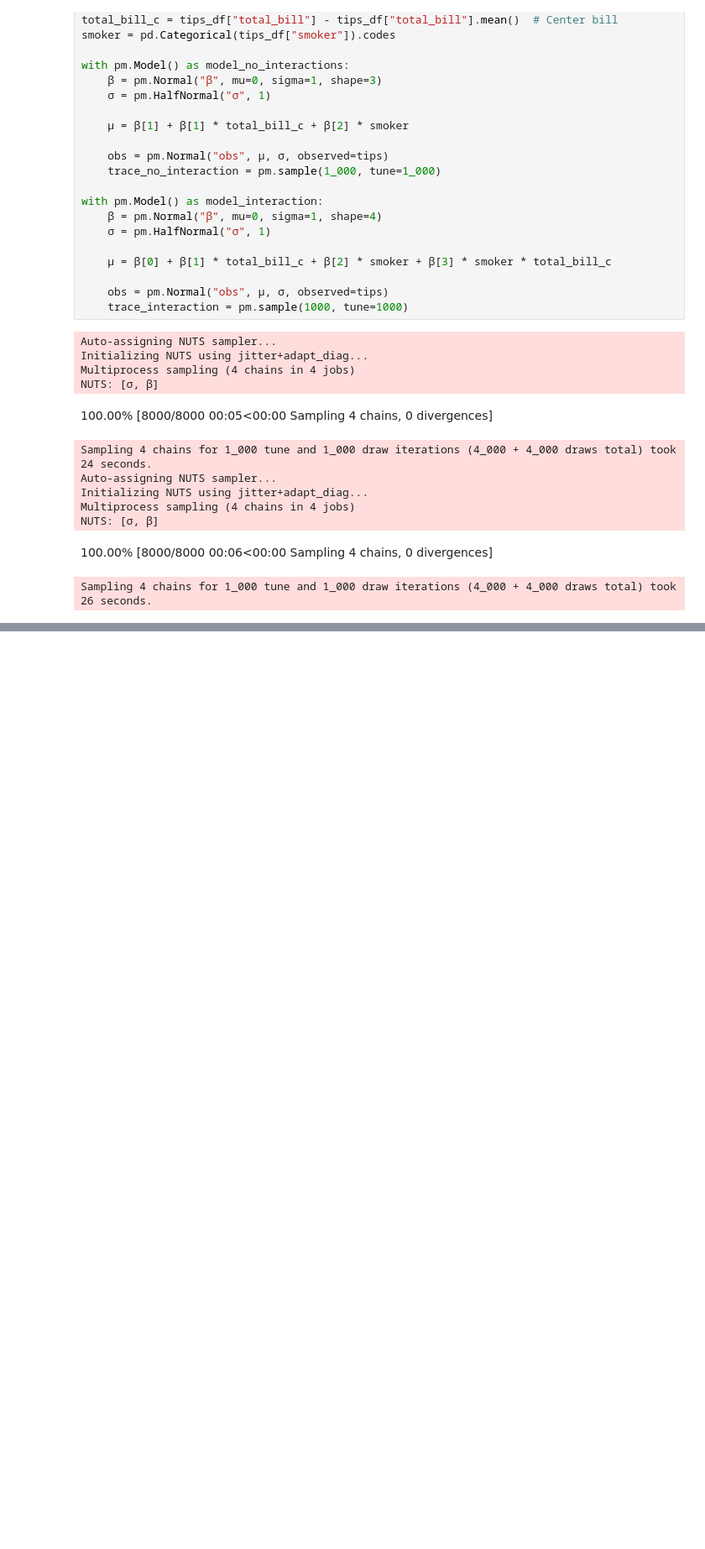
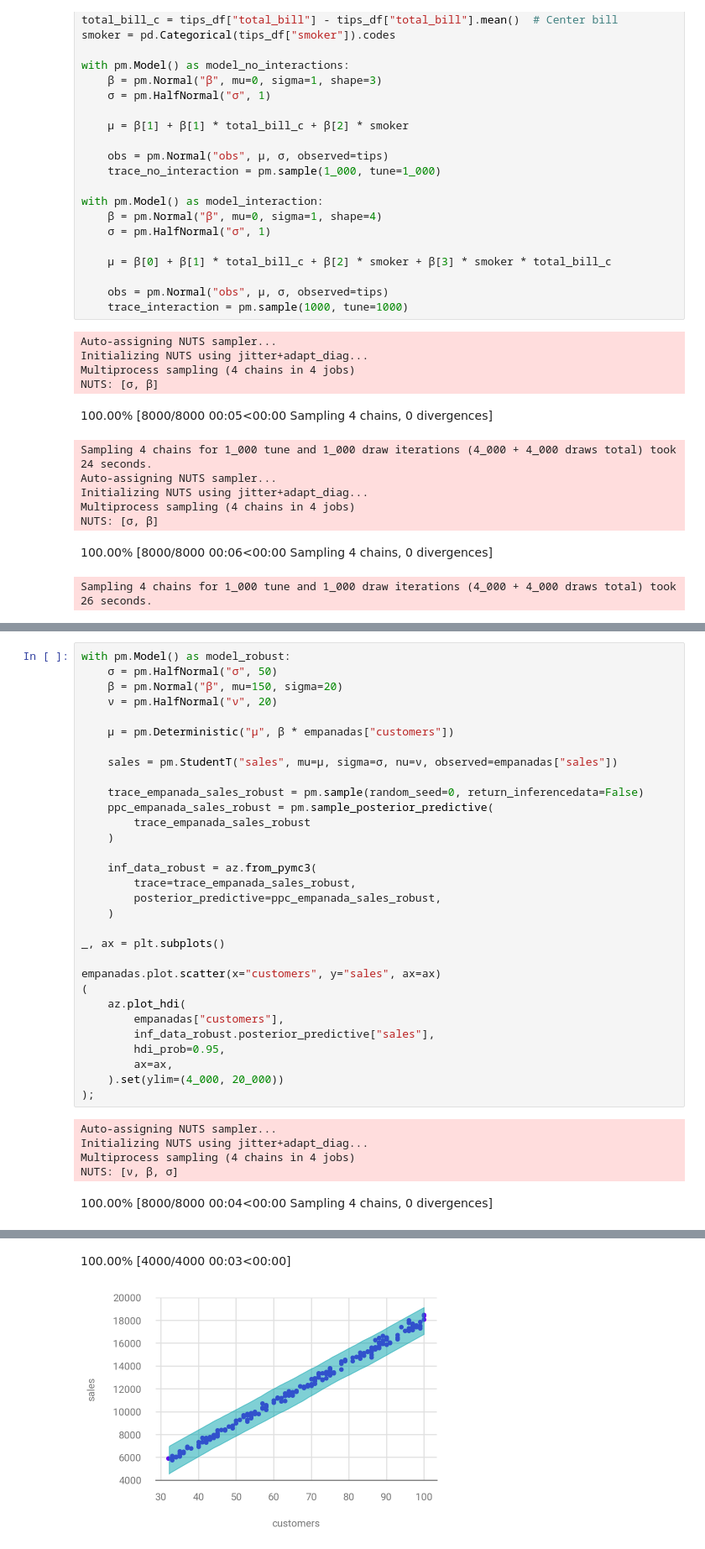
Before and after one commit to paw-lu/bayesian-modeling-computation-python, a Jupyter notebook: notebooks/4_extending_linear_models.ipynb, the cells around one changed output, grey strips where cells are left out. Shown at 84% size. Cells and saved outputs as stored; diff of their text form; blank space fills up the shorter version.

```diff
--- a/notebooks/4_extending_linear_models.ipynb
+++ b/notebooks/4_extending_linear_models.ipynb
@@ -211,0 +304,37 @@ Sampling 4 chains for 1_000 tune and 1_000 draw iterations (4_000 + 4_000 draws
+# %%
+with pm.Model() as model_robust:
+    σ = pm.HalfNormal("σ", 50)
+    β = pm.Normal("β", mu=150, sigma=20)
+    ν = pm.HalfNormal("ν", 20)
+
+    μ = pm.Deterministic("μ", β * empanadas["customers"])
+
+    sales = pm.StudentT("sales", mu=μ, sigma=σ, nu=ν, observed=empanadas["sales"])
+
+    trace_empanada_sales_robust = pm.sample(random_seed=0, return_inferencedata=False)
+    ppc_empanada_sales_robust = pm.sample_posterior_predictive(
+        trace_empanada_sales_robust
+    )
+
+    inf_data_robust = az.from_pymc3(
+        trace=trace_empanada_sales_robust,
+        posterior_predictive=ppc_empanada_sales_robust,
+    )
+
+_, ax = plt.subplots()
+
+empanadas.plot.scatter(x="customers", y="sales", ax=ax)
+(
+    az.plot_hdi(
+        empanadas["customers"],
+        inf_data_robust.posterior_predictive["sales"],
+        hdi_prob=0.95,
+        ax=ax,
+    ).set(ylim=(4_000, 20_000))
+);
+# %% [output]
+Auto-assigning NUTS sampler...
+Initializing NUTS using jitter+adapt_diag...
+Multiprocess sampling (4 chains in 4 jobs)
+NUTS: [ν, β, σ]
+100.00% [8000/8000 00:04<00:00 Sampling 4 chains, 0 divergences]
@@ -211,0 +342,2 @@ Sampling 4 chains for 1_000 tune and 1_000 draw iterations (4_000 + 4_000 draws
+100.00% [4000/4000 00:03<00:00]
+[figure, added]
```
Also changed, not shown: parts of 10 cells of this notebook, 1 other file.
